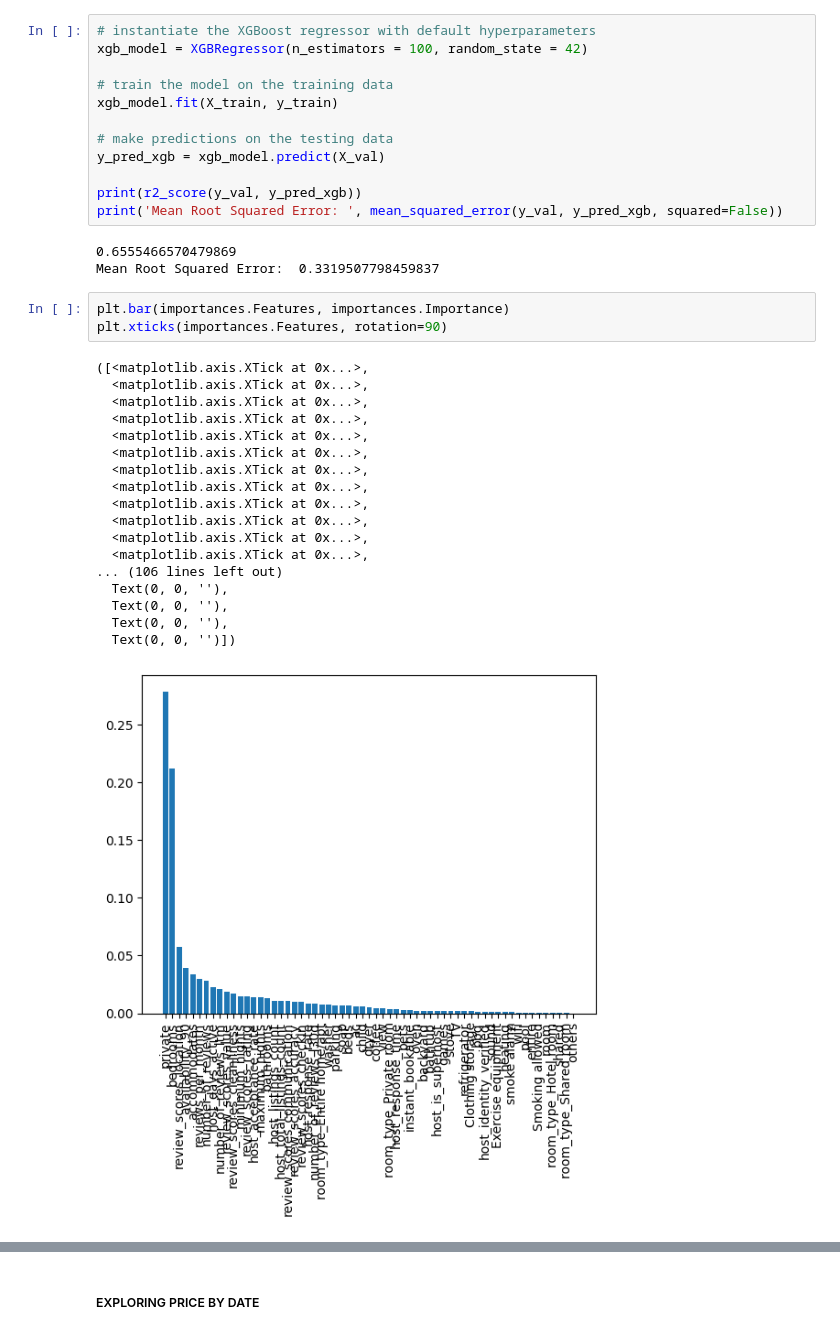
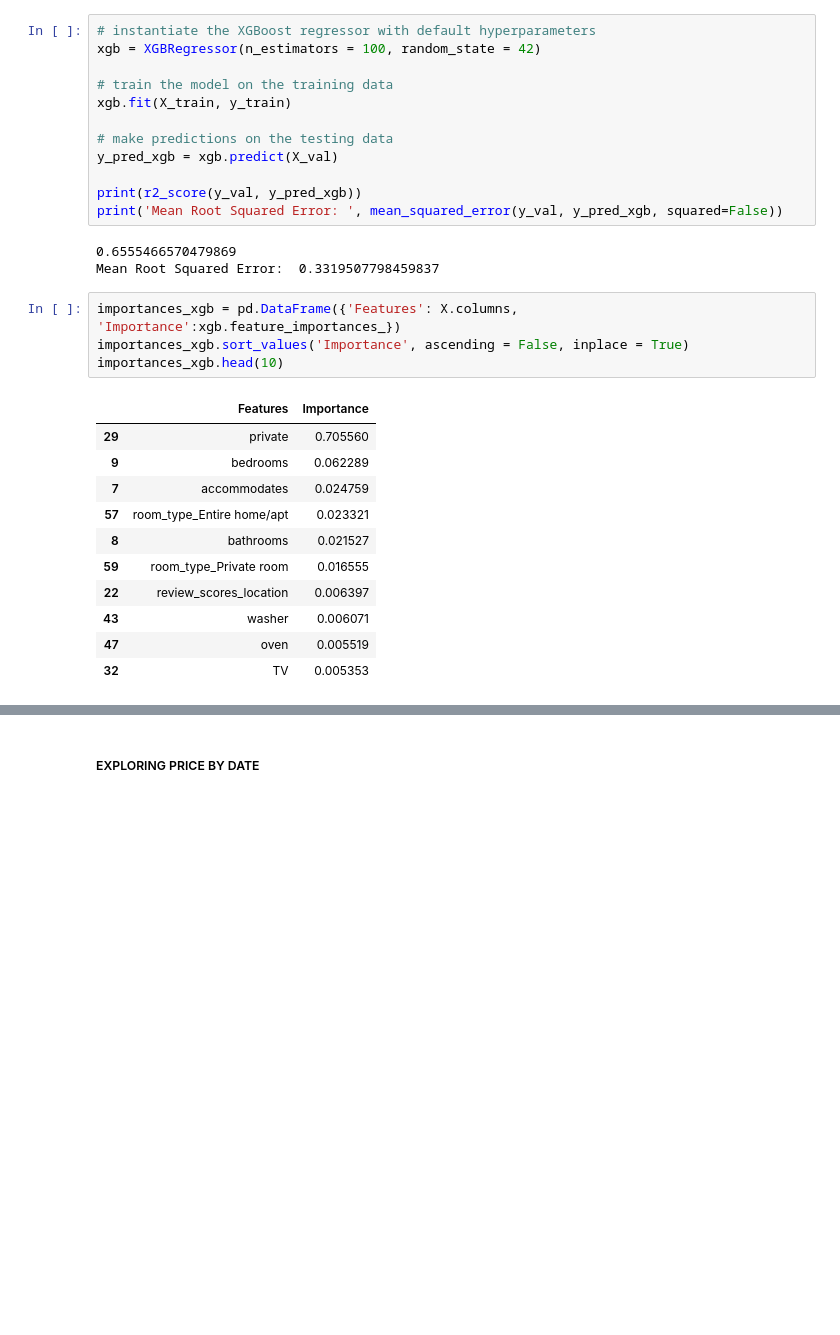
Before and after one commit to Anant-K-Gupta/AirBnbProject, a Jupyter notebook: airbnb_model.ipynb, the cells around one changed output, grey strips where cells are left out. Cells and saved outputs as stored; diff of their text form; blank space fills up the shorter version.

```diff
--- a/airbnb_model.ipynb
+++ b/airbnb_model.ipynb
@@ -563,38 +565,32 @@ from sklearn.model_selection import train_test_split
 from sklearn.metrics import accuracy_score
 # %%
 # instantiate the XGBoost regressor with default hyperparameters
-xgb_model = XGBRegressor(n_estimators = 100, random_state = 42)
+xgb = XGBRegressor(n_estimators = 100, random_state = 42)
 
 # train the model on the training data
-xgb_model.fit(X_train, y_train)
+xgb.fit(X_train, y_train)
 
 # make predictions on the testing data
-y_pred_xgb = xgb_model.predict(X_val)
+y_pred_xgb = xgb.predict(X_val)
 
 print(r2_score(y_val, y_pred_xgb))
 print('Mean Root Squared Error: ', mean_squared_error(y_val, y_pred_xgb, squared=False))
 # %% [output]
 0.6555466570479869
 Mean Root Squared Error:  0.3319507798459837
-# %%
-plt.bar(importances.Features, importances.Importance)
-plt.xticks(importances.Features, rotation=90)
-# %% [output]
-([<matplotlib.axis.XTick at 0x...>,
-  <matplotlib.axis.XTick at 0x...>,
-  <matplotlib.axis.XTick at 0x...>,
-  <matplotlib.axis.XTick at 0x...>,
-  <matplotlib.axis.XTick at 0x...>,
-  <matplotlib.axis.XTick at 0x...>,
-  <matplotlib.axis.XTick at 0x...>,
-  <matplotlib.axis.XTick at 0x...>,
-  <matplotlib.axis.XTick at 0x...>,
-  <matplotlib.axis.XTick at 0x...>,
-  <matplotlib.axis.XTick at 0x...>,
-  <matplotlib.axis.XTick at 0x...>,
-... (106 lines left out)
-  Text(0, 0, ''),
-  Text(0, 0, ''),
-  Text(0, 0, ''),
-  Text(0, 0, '')])
-[figure, removed]
+# %%
+importances_xgb = pd.DataFrame({'Features': X.columns, 'Importance':xgb.feature_importances_})
+importances_xgb.sort_values('Importance', ascending = False, inplace = True)
+importances_xgb.head(10)
+# %% [output]
+|  | Features | Importance |
+| 29 | private | 0.705560 |
+| 9 | bedrooms | 0.062289 |
+| 7 | accommodates | 0.024759 |
+| 57 | room_type_Entire home/apt | 0.023321 |
+| 8 | bathrooms | 0.021527 |
+| 59 | room_type_Private room | 0.016555 |
+| 22 | review_scores_location | 0.006397 |
+| 43 | washer | 0.006071 |
+| 47 | oven | 0.005519 |
+| 32 | TV | 0.005353 |
```
Also changed, not shown: parts of 17 cells of this notebook.
